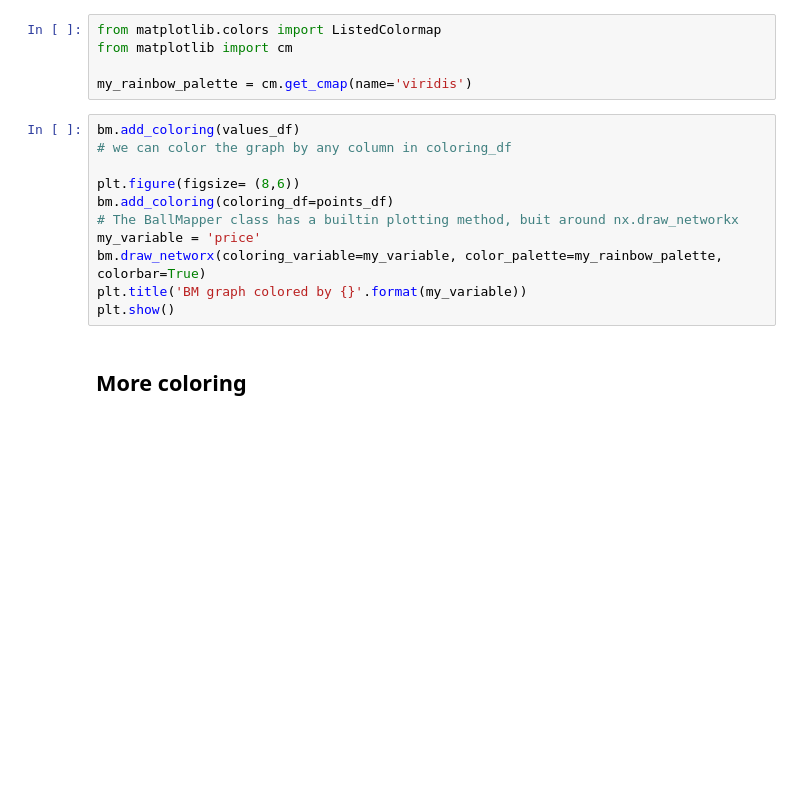
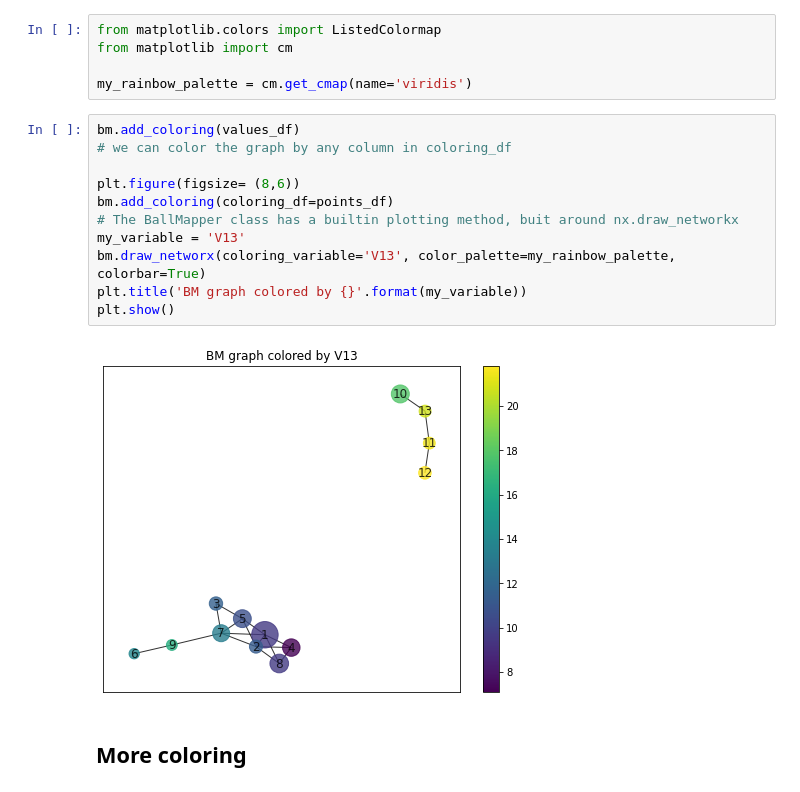
Before and after one commit to dioscuri-tda/pyBallMapper, a Jupyter notebook: notebooks/example_2_Boston_property.ipynb, the cells around one changed output. Saved outputs shown, nothing was run; the diff lists cells and outputs as text; blank space fills up the shorter version.

```diff
--- a/notebooks/example_2_Boston_property.ipynb
+++ b/notebooks/example_2_Boston_property.ipynb
@@ -41,14 +57,16 @@ my_rainbow_palette = cm.get_cmap(name='viridis')
 # %%
 bm.add_coloring(values_df)
 # we can color the graph by any column in coloring_df
 
 plt.figure(figsize= (8,6))
 bm.add_coloring(coloring_df=points_df)
 # The BallMapper class has a builtin plotting method, buit around nx.draw_networkx
-my_variable = 'price'
-bm.draw_networx(coloring_variable=my_variable, color_palette=my_rainbow_palette, colorbar=True)
+my_variable = 'V13'
+bm.draw_networx(coloring_variable='V13', color_palette=my_rainbow_palette, colorbar=True)
 plt.title('BM graph colored by {}'.format(my_variable))
 plt.show()
+# %% [output]
+[figure, added]
 # %% [markdown]
 ## More coloring
 # %% [markdown]
```
Also changed, not shown: parts of 3 cells of this notebook.
